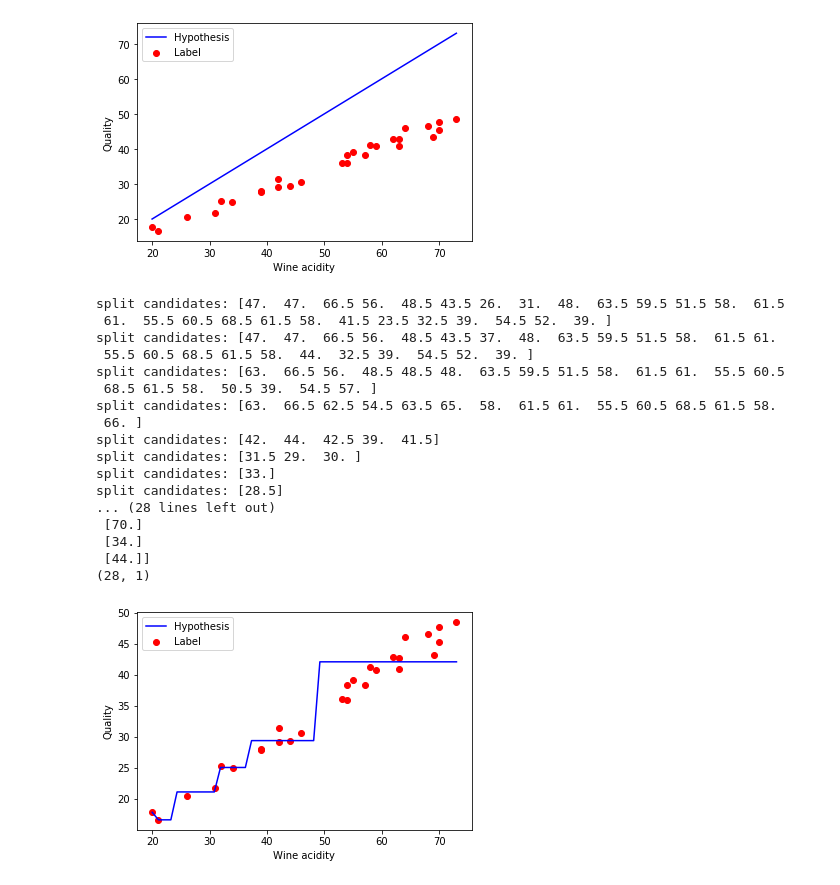
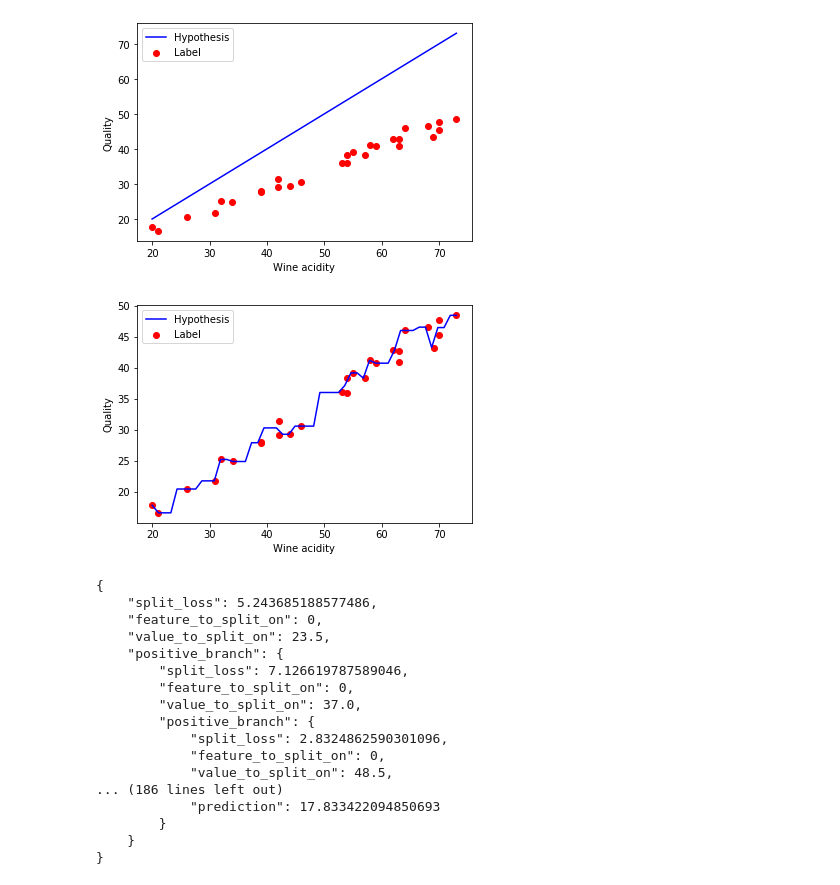
Before and after one commit to TataAndBigData/Practical-ML-DS, a Jupyter notebook: Chapter 1. Machine Learning Foundations/14. Regression trees.ipynb, the cells around one changed output. Drawn from its saved outputs; the diff is of its cells as text; code cells hidden in the pictures.

```diff
--- a/Chapter 1. Machine Learning Foundations/14. Regression trees.ipynb
+++ b/Chapter 1. Machine Learning Foundations/14. Regression trees.ipynb
@@ -78,16 +78,17 @@ class RegressionTree:
         self.max_depth = max_depth
 
     def MSE(self, prediction, label):
+        """Compute the mean squared error between a vector of predictions and corresponding labels"""
         return np.mean((prediction - label)**2)
 
     def get_region_loss(self, examples_in_region):
+        """Return the MSE loss for a region"""
         x, Y = examples_in_region
-        n_datapoints = len(x)
-        loss = 0
         prediction = np.mean(Y)
         return self.MSE(prediction, Y)
 
     def get_split_loss(self, x, Y, split_pos):
+        """Get the weighted loss for a given split"""
         in_first_region = (x[x > split_pos], Y[x > split_pos])
         proportion_in_first_region = len(in_first_region) / len(x)
         not_in_first_region = (x[x <= split_pos], Y[x <= split_pos])
@@ -98,9 +99,11 @@ class RegressionTree:
         return loss
 
     def get_split_candidates(self, x):
+        """Get the values of a given feature to be tested as a potential place to split"""
         return (x[:-1] + x[1:]) / 2
 
     def get_best_split(self, X, Y):
+        """Return the best feature and the best value to split the provided datapoints on"""
         best_feature_to_split_on = None
         best_loss = float('inf')
         best_split_pos = None
@@ -117,8 +120,8 @@ class RegressionTree:
         return best_split_pos, best_loss, best_feature_to_split_on
 
     def get_best_split_on_this_feature(self, x, Y):
+        """Get the best value to split the data on along this axis"""
         split_candidates = self.get_split_candidates(x)
-        print('split candidates:', split_candidates)
         best_loss = float('inf')
         best_split_pos = None
         for split_pos in split_candidates:
@@ -129,6 +132,7 @@ class RegressionTree:
         return best_split_pos, best_loss
 
     def extend_tree(self, X, Y, depth=0):
+        """Recursively make branches of the tree"""
         split_val, split_loss, split_feature = self.get_best_split(X, Y)
         # tree['split']
         if split_val == None: # split val will not exist (None) if there is only one datapoint in the split
@@ -160,63 +164,52 @@ class RegressionTree:
             # print(len(Y))
             new_branch.update({'prediction': np.mean(Y)})
         return new_branch
 
-    # def get_split(self, X, Y, tree):
-    #     features = X[:, tree['split']['feature_to_split_on']]
-    #     idxs = features > tree['split']['value_to_split_on']
-    #     return (X[idxs], Y[idxs]), (X[np.logical_not(idxs)], Y[np.logical_not(idxs)])
-
     def fit(self, X, Y):
+        """Fit the tree to the data"""
         self.tree = self.extend_tree(X, Y)
 
     def predict(self, X):
+        """Return a prediction for a given input"""
         classifications = np.zeros(len(X))
         for idx, x in enumerate(X):
             tree = self.tree
             classified = False
             while classified == False:
                 if 'prediction' in tree.keys(): # if the example can be classified from this branch (we have reached a leaf)
                     classified = True
                     classifications[idx] = tree['prediction']
-                    # print('prediction:', classifications[idx])
                 else: # if we need to ask further questions about the example to make splits
                     if x[tree['feature_to_split_on']] > tree['value_to_split_on']: # is the example1 in the positive branch
                         tree = tree['positive_branch'] #
                     else:
                         tree = tree['negative_branch']
-
-        # print(classifications[:10])
-        # print(classifications[-1])
-        # print(np.mean(classifications))
         return classifications
 
     def __repr__(self):
+        """Return the pretty printed string"""
         return json.dumps(self.tree, indent=4)
 
-regressionTree = RegressionTree(max_depth=3)
+regressionTree = RegressionTree(max_depth=30)
 regressionTree.fit(X, Y)
-# print(sorted(X)[:3])
-# print(np.mean(X[1:]))
-print(X)
-print(X.shape)
 visualise_predictions(X, regressionTree.predict, Y)
 print(regressionTree)
 # %% [output]
+[figure, new version]
-split candidates: [47.  47.  66.5 56.  48.5 43.5 26.  31.  48.  63.5 59.5 51.5 58.  61.5
- 61.  55.5 60.5 68.5 61.5 58.  41.5 23.5 32.5 39.  54.5 52.  39. ]
-split candidates: [47.  47.  66.5 56.  48.5 43.5 37.  48.  63.5 59.5 51.5 58.  61.5 61.
- 55.5 60.5 68.5 61.5 58.  44.  32.5 39.  54.5 52.  39. ]
-split candidates: [63.  66.5 56.  48.5 48.5 48.  63.5 59.5 51.5 58.  61.5 61.  55.5 60.5
- 68.5 61.5 58.  50.5 39.  54.5 57. ]
-split candidates: [63.  66.5 62.5 54.5 63.5 65.  58.  61.5 61.  55.5 60.5 68.5 61.5 58.
- 66. ]
-split candidates: [42.  44.  42.5 39.  41.5]
-split candidates: [31.5 29.  30. ]
-split candidates: [33.]
-split candidates: [28.5]
-... (28 lines left out)
- [70.]
- [34.]
- [44.]]
-(28, 1)
+{
+    "split_loss": 5.243685188577486,
+    "feature_to_split_on": 0,
+    "value_to_split_on": 23.5,
+    "positive_branch": {
+        "split_loss": 7.126619787589046,
+        "feature_to_split_on": 0,
+        "value_to_split_on": 37.0,
+        "positive_branch": {
+            "split_loss": 2.8324862590301096,
+            "feature_to_split_on": 0,
+            "value_to_split_on": 48.5,
+... (186 lines left out)
+            "prediction": 17.833422094850693
+        }
+    }
+}
-[figure, old version]
```
Also changed, not shown: parts of 2 cells of this notebook, 1 other file.
